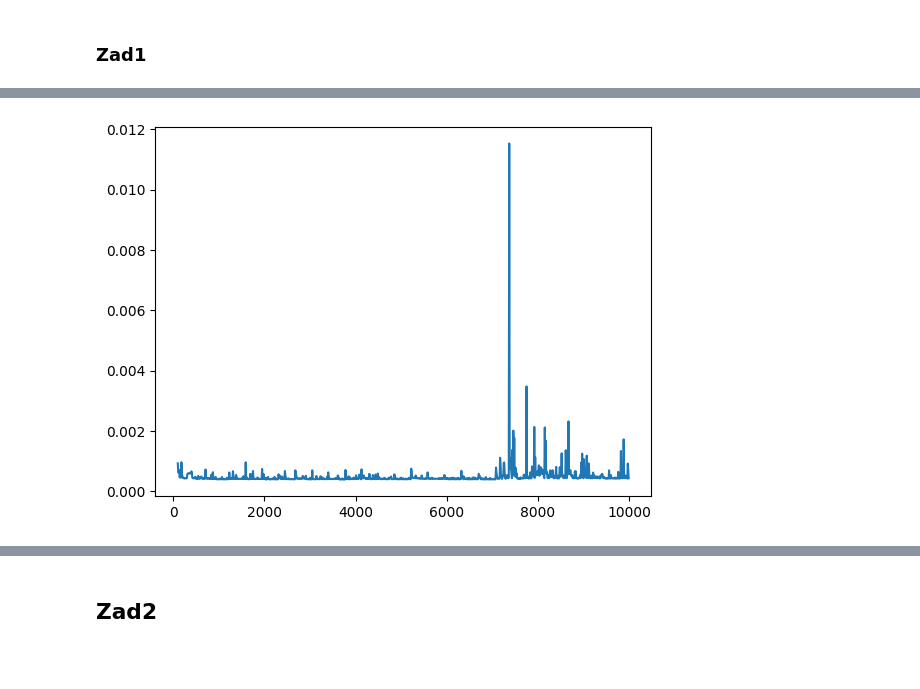
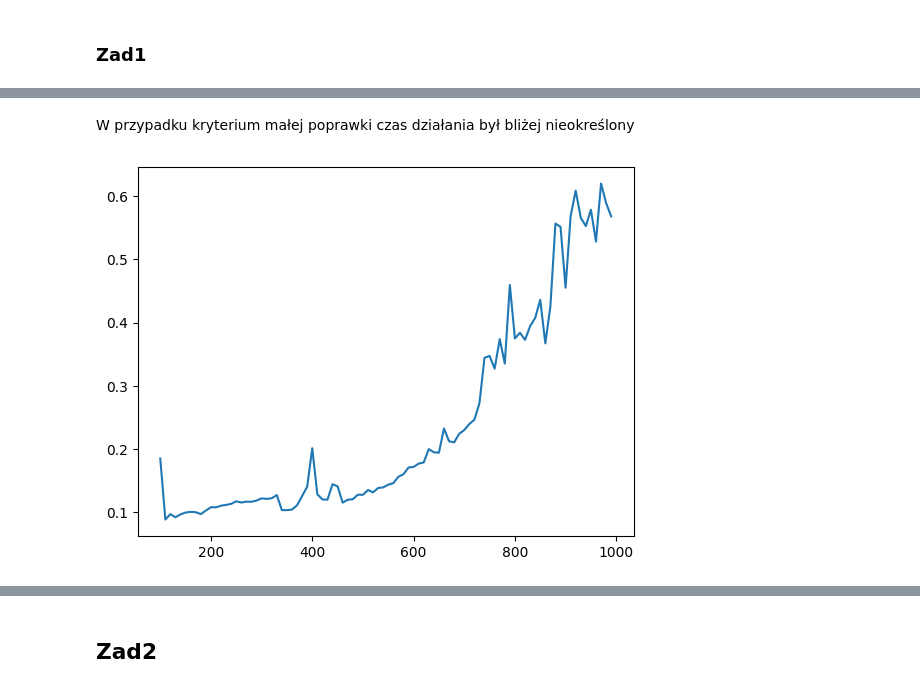
Before and after one commit to michal200292/Numericke-metody, a Jupyter notebook: lab7/lab7.ipynb, the cells around one changed output, grey strips where cells are left out. Cells and saved outputs as stored; diff of their text form; code cells hidden in the pictures; blank space fills up the shorter version.

```diff
--- a/lab7/lab7.ipynb
+++ b/lab7/lab7.ipynb
@@ -34,5 +42,5 @@ def time_it(func, *args, **kwargs):
 # %%
-def power_method_with_eps(matrix, eps=0.000001):
+def power_method_with_eps(matrix, eps=0.00001):
     n = matrix.shape[0]
     x = np.full(n, 1)
     eig_v = 1
@@ -46,5 +56,5 @@ def power_method_with_eps(matrix, eps=0.000001):
 # %%
-def power_method_with_iter(matrix, k=100):
+def power_method_with_iter(matrix, k=1000):
     n = matrix.shape[0]
     x = np.full(n, 1)
     eig_v = 1
@@ -66,0 +81,7 @@ power_method_with_iter(mat)
+# %%
+time = []
+for i in range(100, 600, 20):
+    test_matrix = generate_symmetric_matrix(i)
+    time.append(time_it(power_method_with_eps, test_matrix))
+plt.plot(list(range(100, 600, 20)), time)
+plt.show()
@@ -67,9 +90,11 @@ power_method_with_iter(mat)
+# %% [markdown]
+W przypadku kryterium małej poprawki czas działania był bliżej nieokreślony
 # %%
 time = []
-for i in range(100, 10000, 10):
-    time.append(time_it(power_method_with_eps, mat))
-
-plt.plot(list(range(100, 10000, 10)), time)
+for i in range(100, 1000, 10):
+    test_matrix = generate_symmetric_matrix(i)
+    time.append(time_it(power_method_with_iter, test_matrix))
+plt.plot(list(range(100, 1000, 10)), time)
 plt.show()
 # %% [output]
-[figure, old version]
+[figure, new version]
```
Also changed, not shown: parts of 22 cells of this notebook.
